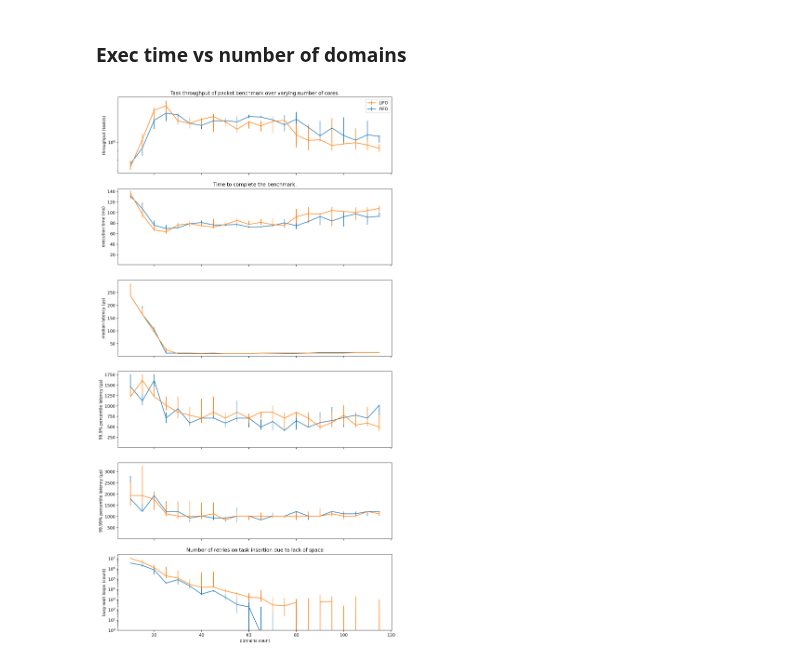
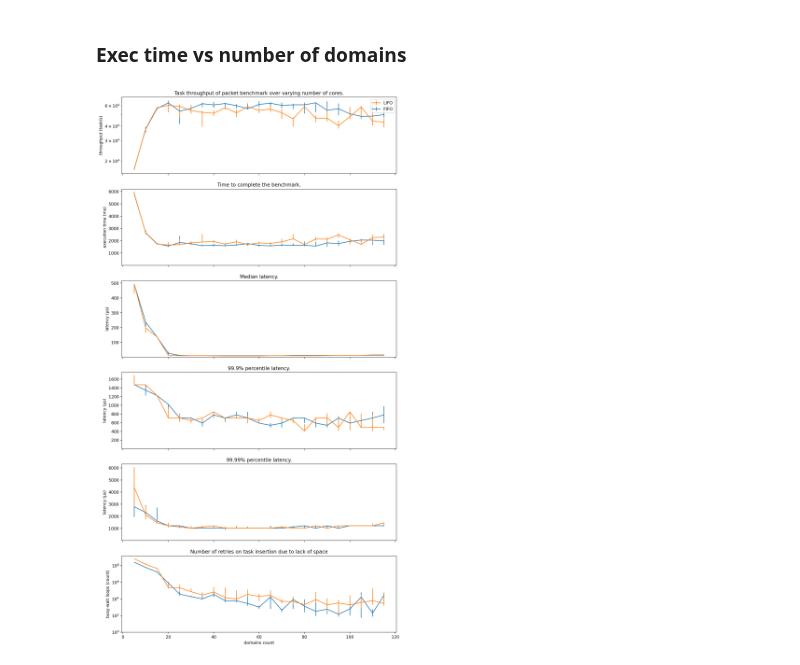
Before and after one commit to bartoszmodelski/ebsl, a Jupyter notebook: evaluation/packet-benchmark-sherwood.py.ipynb, the cells around one changed output. Saved outputs shown, nothing was run; the diff lists cells and outputs as text; code cells hidden in the pictures.

```diff
--- a/evaluation/packet-benchmark-sherwood.py.ipynb
+++ b/evaluation/packet-benchmark-sherwood.py.ipynb
@@ -17,6 +17,6 @@ import numpy as np
 import json
 
 def run(scheduler,domains=-1,spawners=-1):
-    cmd = exec_path + " -scheduler " + scheduler + " -num-of-domains " + str(domains) + " -num-of-spawners " + str(spawners) + " -items-total 100000"
+    cmd = exec_path + " -scheduler " + scheduler + " -num-of-domains " + str(domains) + " -num-of-spawners " + str(spawners) + " -items-total 2000000"
     output = !$cmd
     return json.loads(''.join(output))
@@ -113,7 +113,7 @@ plt.rcParams['figure.dpi'] = 200
 # %% [markdown]
 ## Data collection
 # %%
-param_space = range(10,120,5)
+param_space = range(5,120,5)
 
 fifo = []
 for i in param_space:
@@ -211,7 +211,8 @@ line_fifo = plot(x, lifo_transformed, "latency_q50-processed", 'LIFO')
 
 #ax.set_yscale("log")
 ax.set_ylim(ymin=1)
-ax.set_ylabel('median latency (μs)')
+ax.set_ylabel('latency (μs)')
+ax.set_title("Median latency.")
 
 ########################
 ## Q99 LATENCY ######
@@ -225,8 +226,8 @@ line_fifo = plot(x, lifo_transformed, "latency_q999-processed", 'LIFO')
 
 #ax.set_yscale("log")
 ax.set_ylim(ymin=1)
-ax.set_ylabel('99.9% percentile latency (μs)')
-ax.set_title("99.99% percentile latency.")
+ax.set_ylabel('latency (μs)')
+ax.set_title("99.9% percentile latency.")
 
 
 ########################
@@ -237,32 +238,32 @@ ax = axes[4]
 
 
 line_lifo = plot(x, fifo_transformed, "latency_q9999-processed", 'FIFO')
 line_fifo = plot(x, lifo_transformed, "latency_q9999-processed", 'LIFO')
 
 #ax.set_yscale("log")
 ax.set_ylim(ymin=1)
 ax.set_ylabel('latency (μs)')
 ax.set_title("99.99% percentile latency.")
 
 ########################
 ## WAIT ################
 ########################
 
 ax = axes[5]
 
 
 line_lifo = plot(x, fifo_transformed, "waited_for_space_on_enque-processed", 'FIFO')
 line_fifo = plot(x, lifo_transformed, "waited_for_space_on_enque-processed", 'LIFO')
 
 ax.set_yscale("log")
 ax.set_ylim(ymin=1)
 ax.set_xlabel('domains count')
 ax.set_ylabel('busy-wait loops (count)')
 ax.set_title("Number of retries on task insertion due to lack of space")
 
 ax.set_xlabel('domains count')
 
 
-plt.savefig("packet-basic.png", dpi=200)
+plt.savefig("packet-basic_mln.png", dpi=200)
 # %% [output]
-[figure, old version]
+[figure, new version]
```
Also changed, not shown: parts of 16 cells of this notebook, 6 other files.
